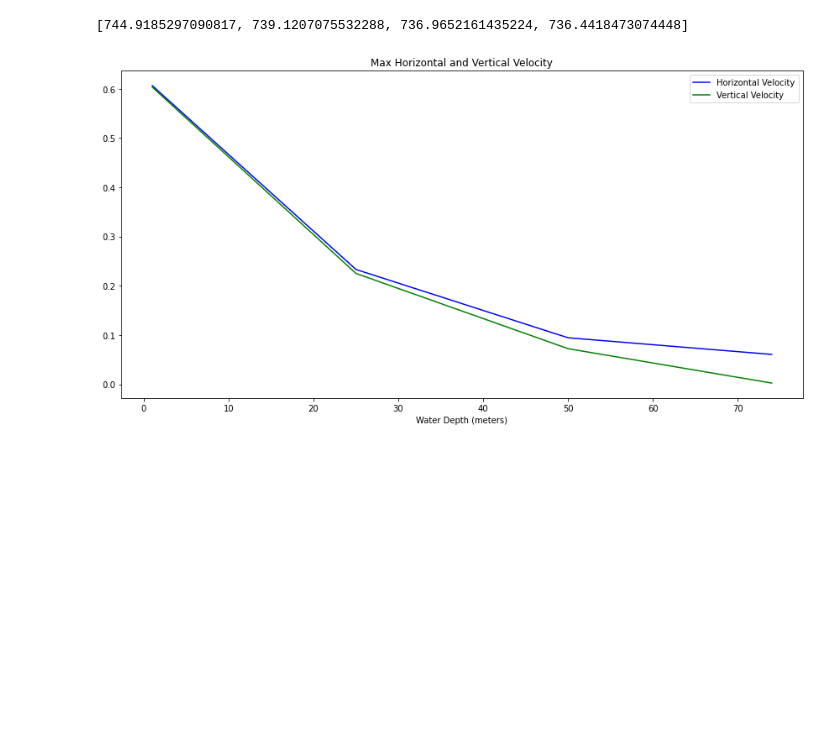
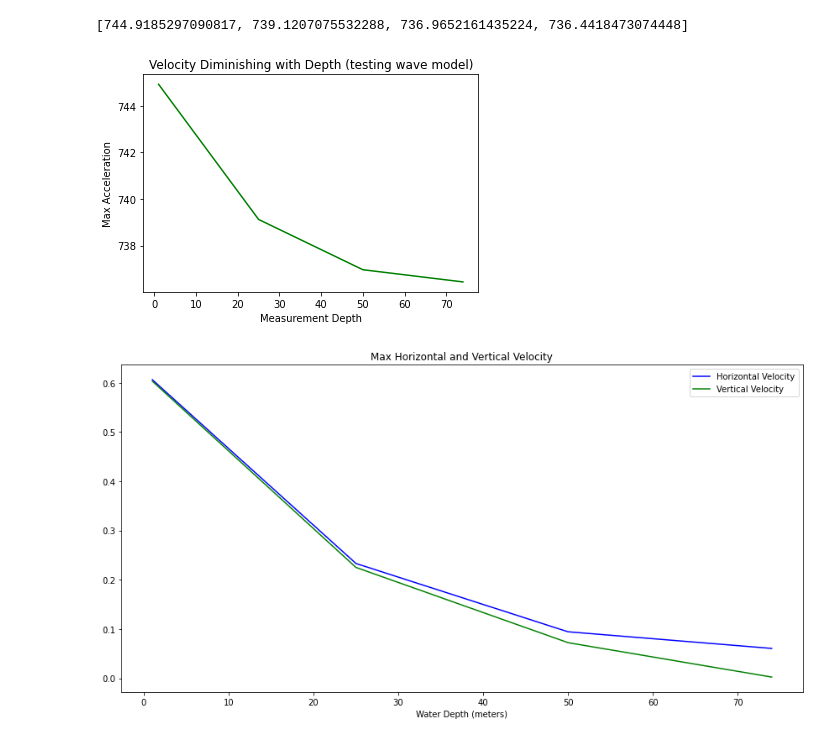
Before and after one commit to Wzesk/waves, a Jupyter notebook: wave_hw/wave_model/testing_wave_model.ipynb, the cells around one changed output. Cells and saved outputs as stored; diff of their text form; code cells hidden in the pictures; blank space fills up the shorter version.

```diff
--- a/wave_hw/wave_model/testing_wave_model.ipynb
+++ b/wave_hw/wave_model/testing_wave_model.ipynb
@@ -58,10 +58,13 @@ pressure
 # %%
 plt.title("Velocity Diminishing with Depth (testing wave model)")
 plt.xlabel("Measurement Depth")
 plt.ylabel("Max Acceleration")
-plt.plot([1,25,50,74],horizvelocities,color="blue",label="Horizontal")
-plt.plot([1,25,50,74],vertvelocities,color="green",label="Vertical")
+#plt.plot([1,25,50,74],horizvelocities,color="blue",label="Horizontal")
+#plt.plot([1,25,50,74],vertvelocities,color="green",label="Vertical")
+plt.plot([1,25,50,74],pressure,color="green",label="Vertical")
 plt.show()
+# %% [output]
+[figure, added]
 # %%
 fig, ((axs1)) = plt.subplots(1, 1,figsize=(12, 6))
 fig.tight_layout(h_pad=5,w_pad=5)
```
Also changed, not shown: parts of 2 cells of this notebook, 4 other files.
